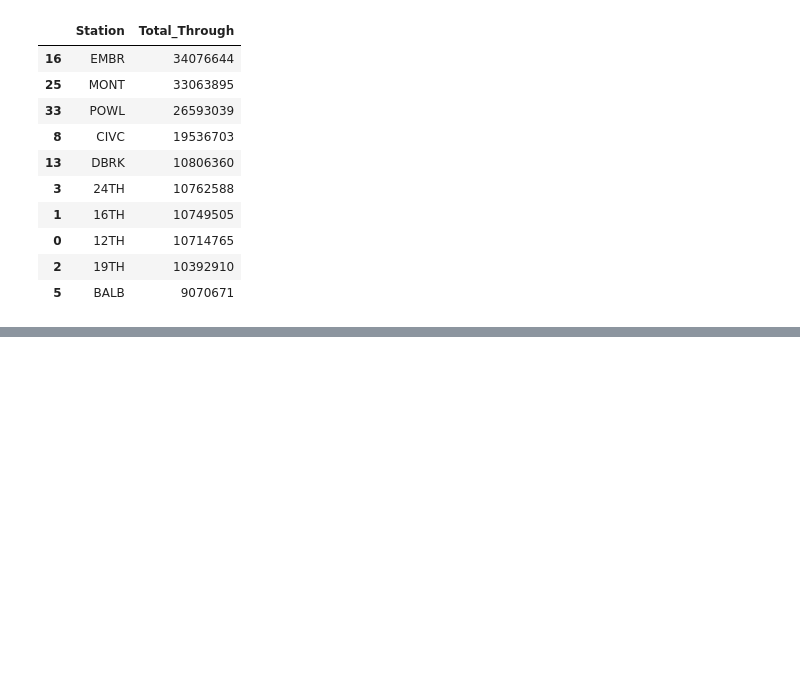
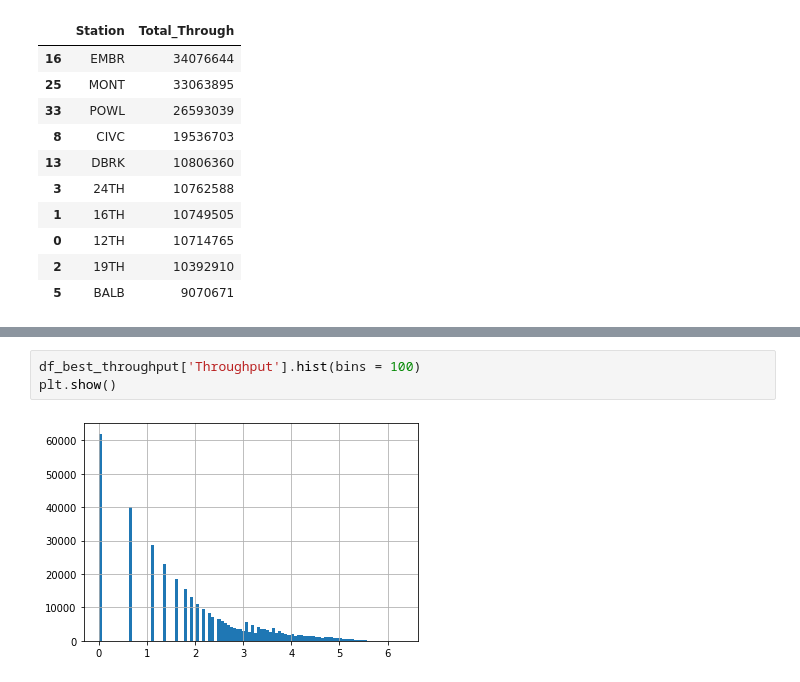
Before and after one commit to miamedra2/Bart_Kaggle-, a Jupyter notebook: BartKaggleProject.ipynb, the cells around one changed output, grey strips where cells are left out. Saved outputs shown, nothing was run; the diff lists cells and outputs as text; blank space fills up the shorter version.

```diff
--- a/BartKaggleProject.ipynb
+++ b/BartKaggleProject.ipynb
@@ -230,0 +317,5 @@ df_though_sums.sort_values('Total_Through', ascending=False).head(10)
+# %%
+df_best_throughput['Throughput'].hist(bins = 100)
+plt.show()
+# %% [output]
+[figure, added]
```
Also changed, not shown: parts of 31 cells of this notebook.
